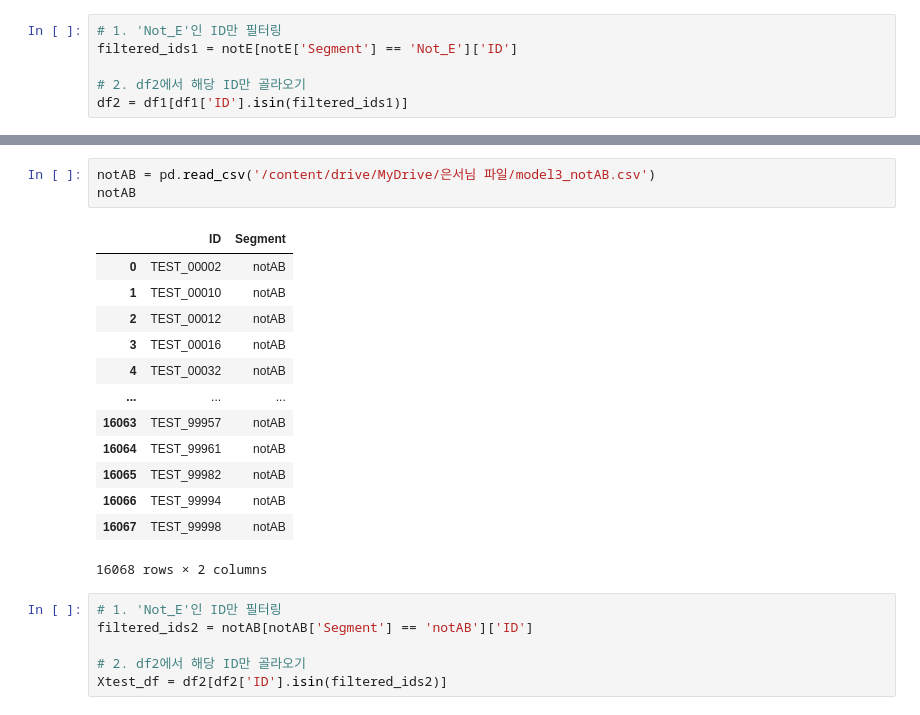
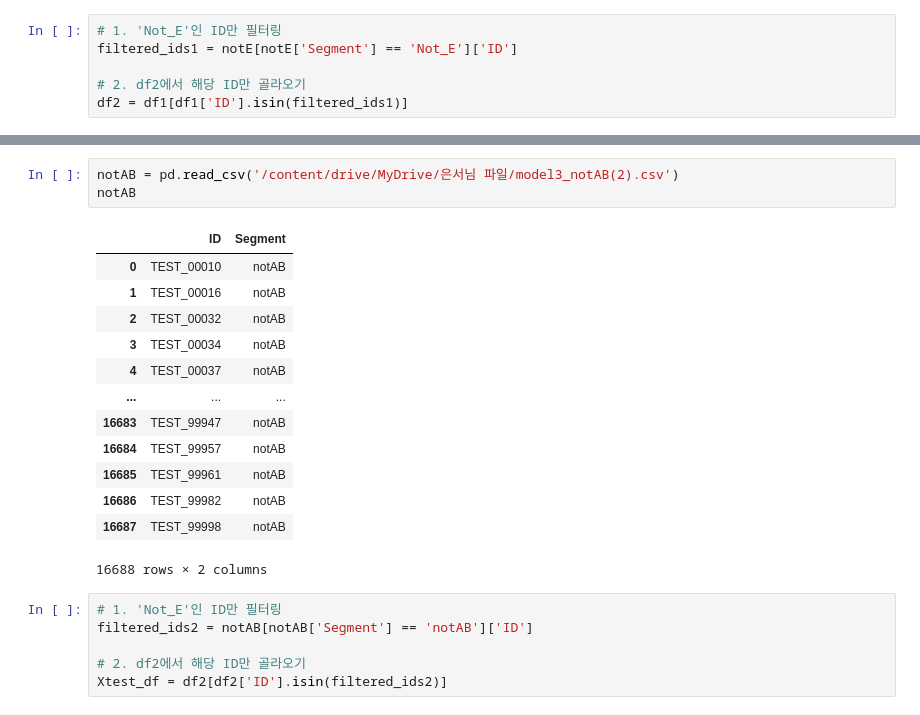
Before and after one commit to LikeLionProjectOrg/FinalProject, a Jupyter notebook: members/조준혁/ab_cd_e_model/예측_model1.ipynb, the cells around one changed output, grey strips where cells are left out. Drawn from its saved outputs; the diff is of its cells as text.

```diff
--- a/members/조준혁/ab_cd_e_model/예측_model1.ipynb
+++ b/members/조준혁/ab_cd_e_model/예측_model1.ipynb
@@ -215,20 +215,20 @@ df2
 # %%
-notAB = pd.read_csv('/content/drive/MyDrive/은서님 파일/model3_notAB.csv')
+notAB = pd.read_csv('/content/drive/MyDrive/은서님 파일/model3_notAB(2).csv')
 notAB
 # %% [output]
 |  | ID | Segment |
-| 0 | TEST_00002 | notAB |
-| 1 | TEST_00010 | notAB |
-| 2 | TEST_00012 | notAB |
-| 3 | TEST_00016 | notAB |
-| 4 | TEST_00032 | notAB |
+| 0 | TEST_00010 | notAB |
+| 1 | TEST_00016 | notAB |
+| 2 | TEST_00032 | notAB |
+| 3 | TEST_00034 | notAB |
+| 4 | TEST_00037 | notAB |
 | ... | ... | ... |
-| 16063 | TEST_99957 | notAB |
-| 16064 | TEST_99961 | notAB |
-| 16065 | TEST_99982 | notAB |
-| 16066 | TEST_99994 | notAB |
-| 16067 | TEST_99998 | notAB |
+| 16683 | TEST_99947 | notAB |
+| 16684 | TEST_99957 | notAB |
+| 16685 | TEST_99961 | notAB |
+| 16686 | TEST_99982 | notAB |
+| 16687 | TEST_99998 | notAB |
-16068 rows × 2 columns
+16688 rows × 2 columns
 # %%
 # 1. 'Not_E'인 ID만 필터링
 filtered_ids2 = notAB[notAB['Segment'] == 'notAB']['ID']
```
Also changed, not shown: parts of 9 cells of this notebook, 34 other files.
